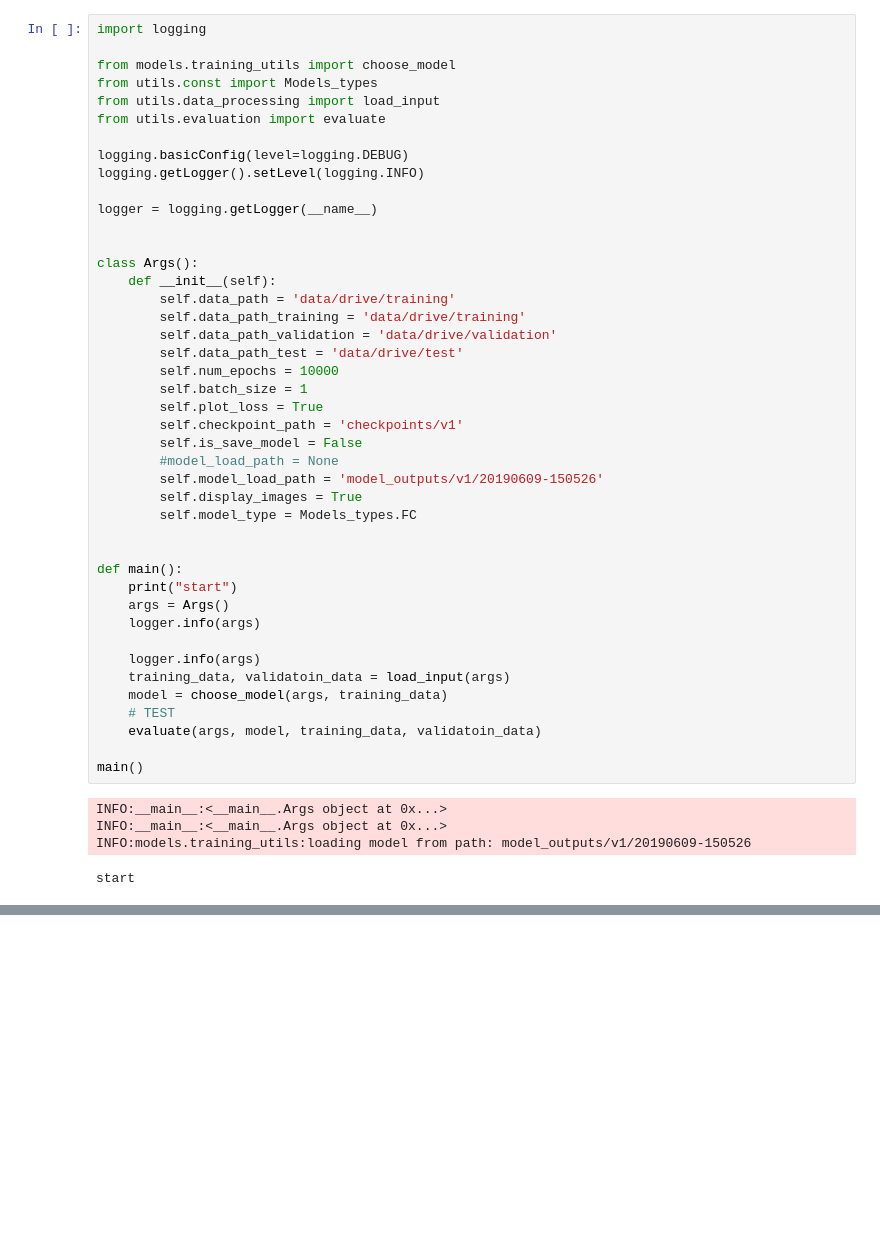
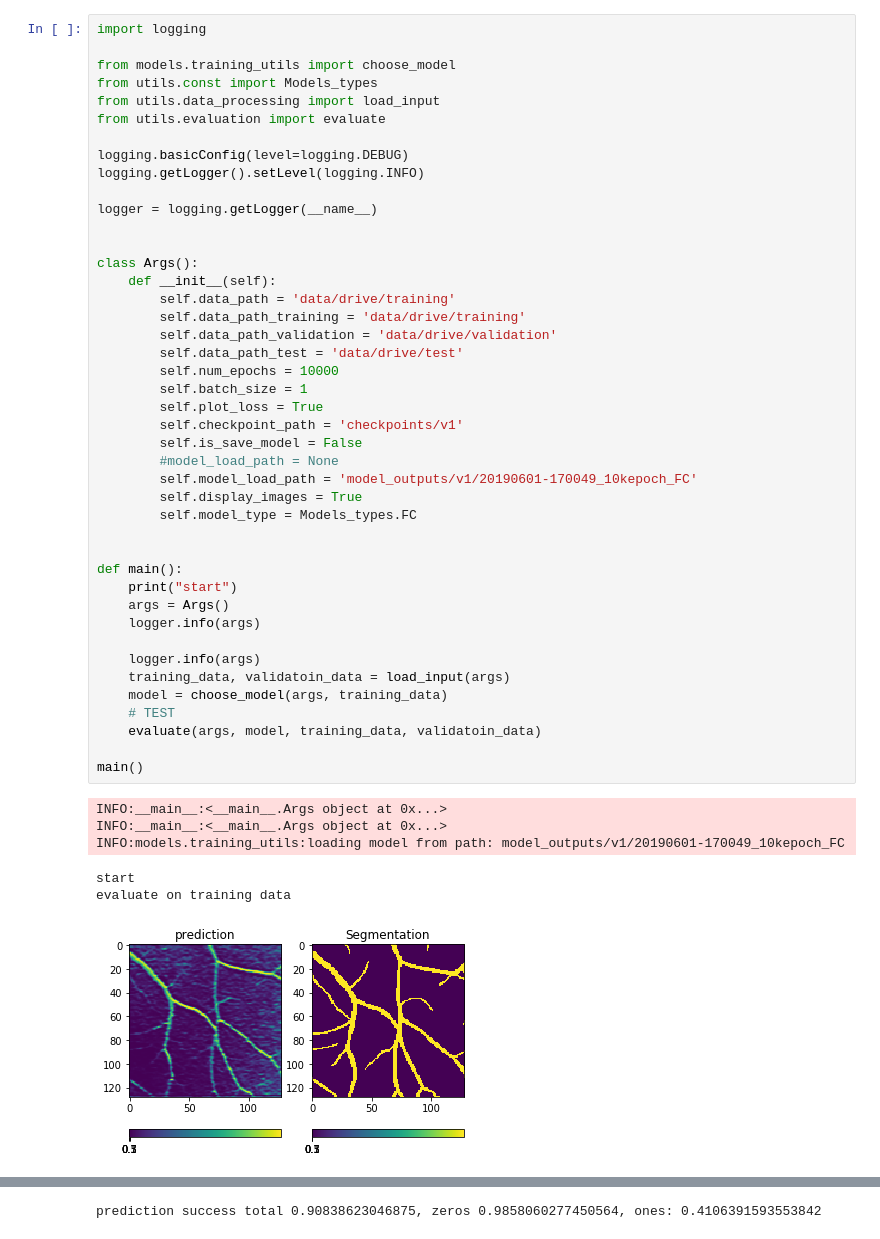
Before and after one commit to shirans/cv_course_project, a Jupyter notebook: run_eval.ipynb, the cells around one changed output, grey strips where cells are left out. Saved outputs shown, nothing was run; the diff lists cells and outputs as text; blank space fills up the shorter version.

```diff
--- a/run_eval.ipynb
+++ b/run_eval.ipynb
@@ -17,32 +17,34 @@ class Args():
         self.data_path = 'data/drive/training'
         self.data_path_training = 'data/drive/training'
         self.data_path_validation = 'data/drive/validation'
         self.data_path_test = 'data/drive/test'
         self.num_epochs = 10000
         self.batch_size = 1
         self.plot_loss = True
         self.checkpoint_path = 'checkpoints/v1'
         self.is_save_model = False
         #model_load_path = None
-        self.model_load_path = 'model_outputs/v1/20190609-150526'
+        self.model_load_path = 'model_outputs/v1/20190601-170049_10kepoch_FC'
         self.display_images = True
         self.model_type = Models_types.FC
 
 
 def main():
     print("start")
     args = Args()
     logger.info(args)
 
     logger.info(args)
     training_data, validatoin_data = load_input(args)
     model = choose_model(args, training_data)
     # TEST
     evaluate(args, model, training_data, validatoin_data)
 
 main()
 # %% [output]
 INFO:__main__:<__main__.Args object at 0x...>
 INFO:__main__:<__main__.Args object at 0x...>
-INFO:models.training_utils:loading model from path: model_outputs/v1/20190609-150526
+INFO:models.training_utils:loading model from path: model_outputs/v1/20190601-170049_10kepoch_FC
 start
+evaluate on training data
+[figure, added]
@@ -49,0 +56 @@ FileNotFoundError: [Errno 2] No such file or directory: 'model_outputs/v1/201906
+prediction success total 0.90838623046875, zeros 0.9858060277450564, ones: 0.4106391593553842
```
Also changed, not shown: parts of 1 cell of this notebook.
